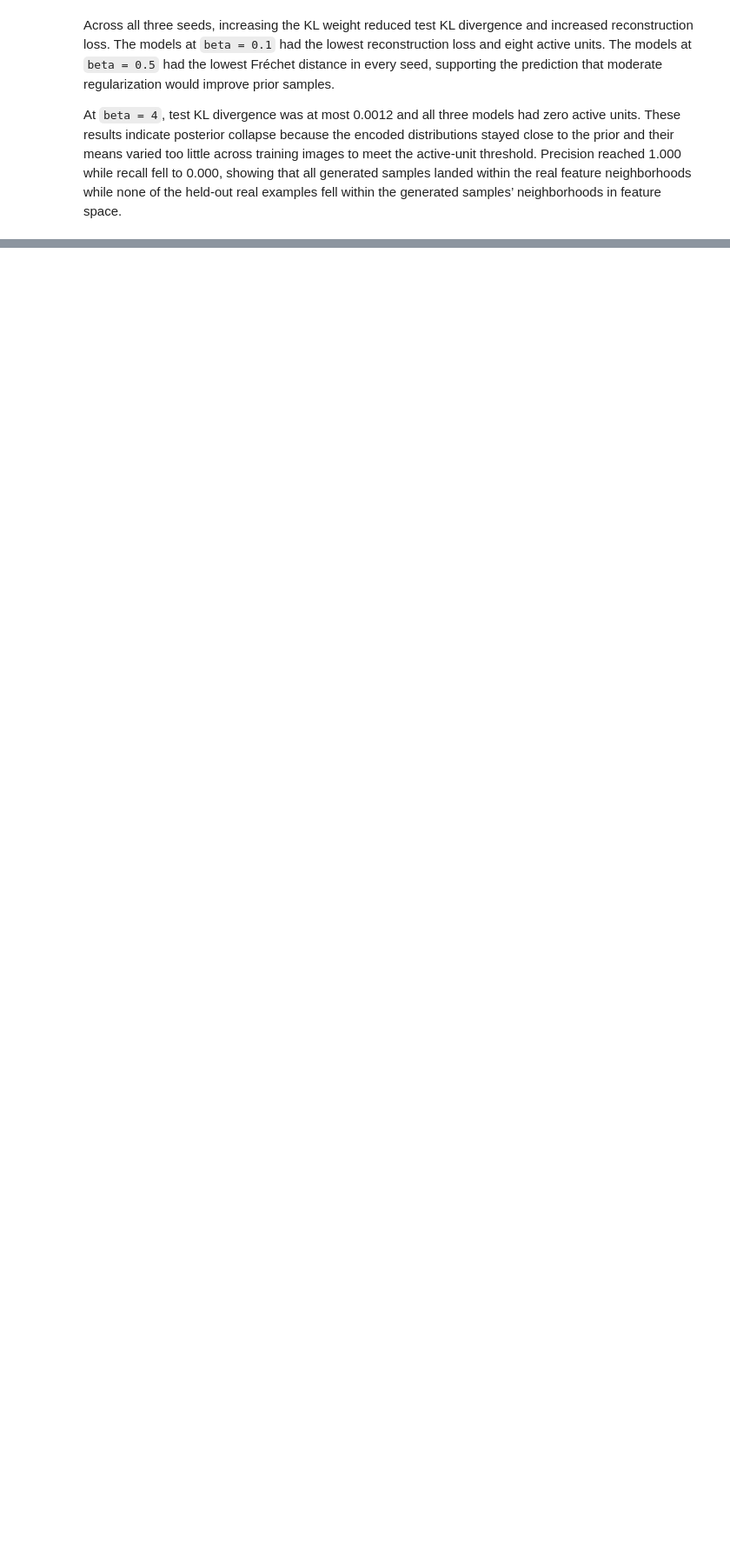
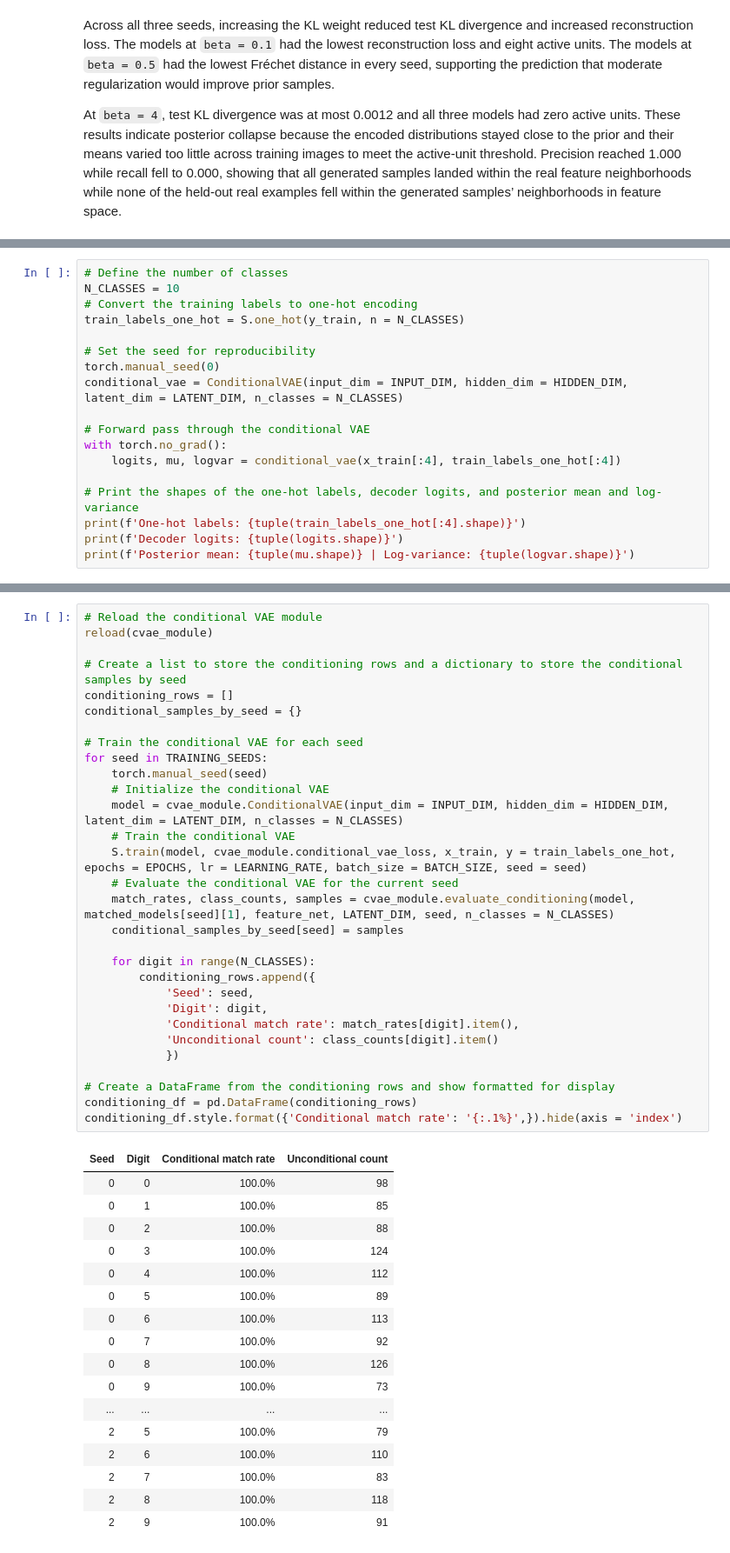
Before and after one commit to dancmartin11/aigc-5500-lab-07-latent-spaces, a Jupyter notebook: daniel_alejandro_castillo_martin_LAB7.ipynb, the cells around one changed output, grey strips where cells are left out. Shown at 87% size. Cells and saved outputs as stored; diff of their text form; blank space fills up the shorter version.

```diff
--- a/daniel_alejandro_castillo_martin_LAB7.ipynb
+++ b/daniel_alejandro_castillo_martin_LAB7.ipynb
@@ -380,0 +425,18 @@ At `beta = 4`, test KL divergence was at most 0.0012 and all three models had ze
+# %%
+# Define the number of classes
+N_CLASSES = 10
+# Convert the training labels to one-hot encoding
+train_labels_one_hot = S.one_hot(y_train, n = N_CLASSES)
+
+# Set the seed for reproducibility
+torch.manual_seed(0)
+conditional_vae = ConditionalVAE(input_dim = INPUT_DIM, hidden_dim = HIDDEN_DIM, latent_dim = LATENT_DIM, n_classes = N_CLASSES)
+
+# Forward pass through the conditional VAE
+with torch.no_grad():
+    logits, mu, logvar = conditional_vae(x_train[:4], train_labels_one_hot[:4])
+
+# Print the shapes of the one-hot labels, decoder logits, and posterior mean and log-variance
+print(f'One-hot labels: {tuple(train_labels_one_hot[:4].shape)}')
+print(f'Decoder logits: {tuple(logits.shape)}')
+print(f'Posterior mean: {tuple(mu.shape)} | Log-variance: {tuple(logvar.shape)}')
@@ -380,0 +451,48 @@ At `beta = 4`, test KL divergence was at most 0.0012 and all three models had ze
+# %%
+# Reload the conditional VAE module
+reload(cvae_module)
+
+# Create a list to store the conditioning rows and a dictionary to store the conditional samples by seed
+conditioning_rows = []
+conditional_samples_by_seed = {}
+
+# Train the conditional VAE for each seed
+for seed in TRAINING_SEEDS:
+    torch.manual_seed(seed)
+    # Initialize the conditional VAE
+    model = cvae_module.ConditionalVAE(input_dim = INPUT_DIM, hidden_dim = HIDDEN_DIM, latent_dim = LATENT_DIM, n_classes = N_CLASSES)
+    # Train the conditional VAE
+    S.train(model, cvae_module.conditional_vae_loss, x_train, y = train_labels_one_hot, epochs = EPOCHS, lr = LEARNING_RATE, batch_size = BATCH_SIZE, seed = seed)
+    # Evaluate the conditional VAE for the current seed
+    match_rates, class_counts, samples = cvae_module.evaluate_conditioning(model, matched_models[seed][1], feature_net, LATENT_DIM, seed, n_classes = N_CLASSES)
+    conditional_samples_by_seed[seed] = samples
+
+    for digit in range(N_CLASSES):
+        conditioning_rows.append({
+            'Seed': seed,
+            'Digit': digit,
+            'Conditional match rate': match_rates[digit].item(),
+            'Unconditional count': class_counts[digit].item()
+            })
+
+# Create a DataFrame from the conditioning rows and show formatted for display
+conditioning_df = pd.DataFrame(conditioning_rows)
+conditioning_df.style.format({'Conditional match rate': '{:.1%}',}).hide(axis = 'index')
+# %% [output]
+| Seed | Digit | Conditional match rate | Unconditional count |
+| 0 | 0 | 100.0% | 98 |
+| 0 | 1 | 100.0% | 85 |
+| 0 | 2 | 100.0% | 88 |
+| 0 | 3 | 100.0% | 124 |
+| 0 | 4 | 100.0% | 112 |
+| 0 | 5 | 100.0% | 89 |
+| 0 | 6 | 100.0% | 113 |
+| 0 | 7 | 100.0% | 92 |
+| 0 | 8 | 100.0% | 126 |
+| 0 | 9 | 100.0% | 73 |
+| ... | ... | ... | ... |
+| 2 | 5 | 100.0% | 79 |
+| 2 | 6 | 100.0% | 110 |
+| 2 | 7 | 100.0% | 83 |
+| 2 | 8 | 100.0% | 118 |
+| 2 | 9 | 100.0% | 91 |
```
Also changed, not shown: parts of 14 cells of this notebook, 3 other files.
